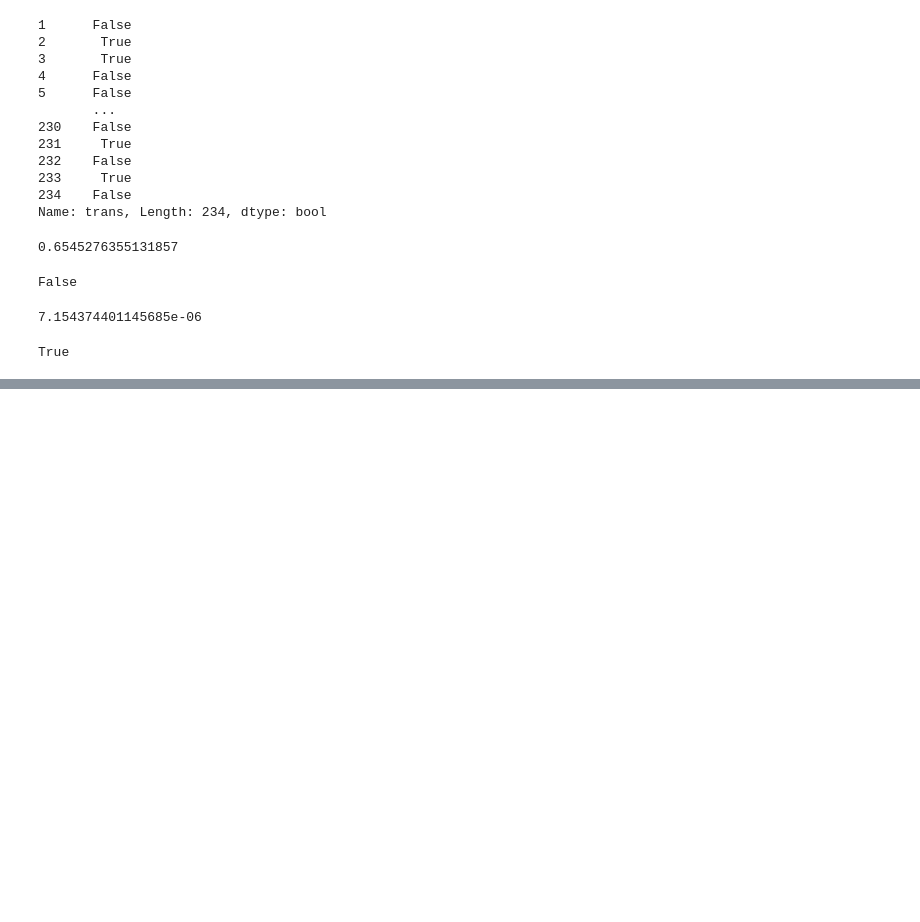
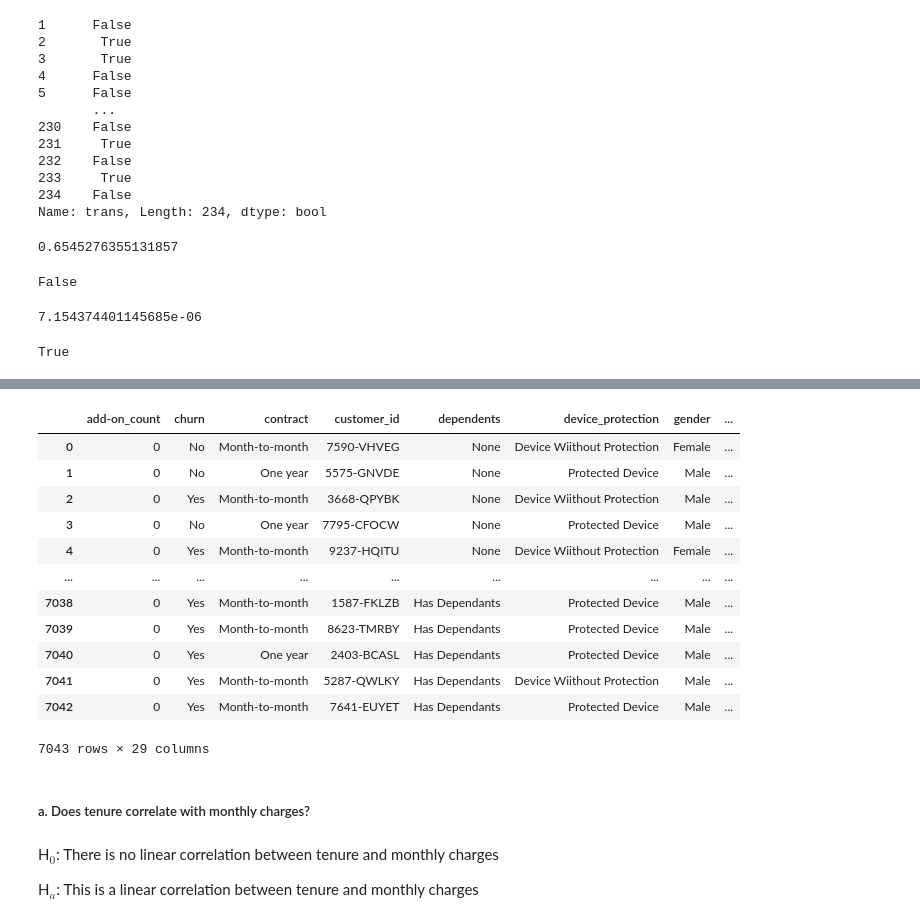
Before and after one commit to adriananuncio/statistics-exercises, a Jupyter notebook: hypothesis_testing.ipynb, the cells around one changed output, grey strips where cells are left out. Cells and saved outputs as stored; diff of their text form; code cells hidden in the pictures; blank space fills up the shorter version.

Commit message:
correlation exercises

```diff
--- a/hypothesis_testing.ipynb
+++ b/hypothesis_testing.ipynb
@@ -205,0 +249,24 @@ True
+# %%
+df.columns = df.columns.str.lower().str.replace(' ', '_')
+# %%
+df
+# %% [output]
+|  | add-on_count | churn | contract | customer_id | dependents | device_protection | gender | ... |
+| 0 | 0 | No | Month-to-month | 7590-VHVEG | None | Device Wiithout Protection | Female | ... |
+| 1 | 0 | No | One year | 5575-GNVDE | None | Protected Device | Male | ... |
+| 2 | 0 | Yes | Month-to-month | 3668-QPYBK | None | Device Wiithout Protection | Male | ... |
+| 3 | 0 | No | One year | 7795-CFOCW | None | Protected Device | Male | ... |
+| 4 | 0 | Yes | Month-to-month | 9237-HQITU | None | Device Wiithout Protection | Female | ... |
+| ... | ... | ... | ... | ... | ... | ... | ... | ... |
+| 7038 | 0 | Yes | Month-to-month | 1587-FKLZB | Has Dependants | Protected Device | Male | ... |
+| 7039 | 0 | Yes | Month-to-month | 8623-TMRBY | Has Dependants | Protected Device | Male | ... |
+| 7040 | 0 | Yes | One year | 2403-BCASL | Has Dependants | Protected Device | Male | ... |
+| 7041 | 0 | Yes | Month-to-month | 5287-QWLKY | Has Dependants | Device Wiithout Protection | Male | ... |
+| 7042 | 0 | Yes | Month-to-month | 7641-EUYET | Has Dependants | Protected Device | Male | ... |
+7043 rows × 29 columns
+# %% [markdown]
+##### a. Does tenure correlate with monthly charges?
+# %% [markdown]
+H$_0$: There is no linear correlation between tenure and monthly charges
+
+H$_a$: This is a linear correlation between tenure and monthly charges
```
Also changed, not shown: parts of 77 cells of this notebook.
